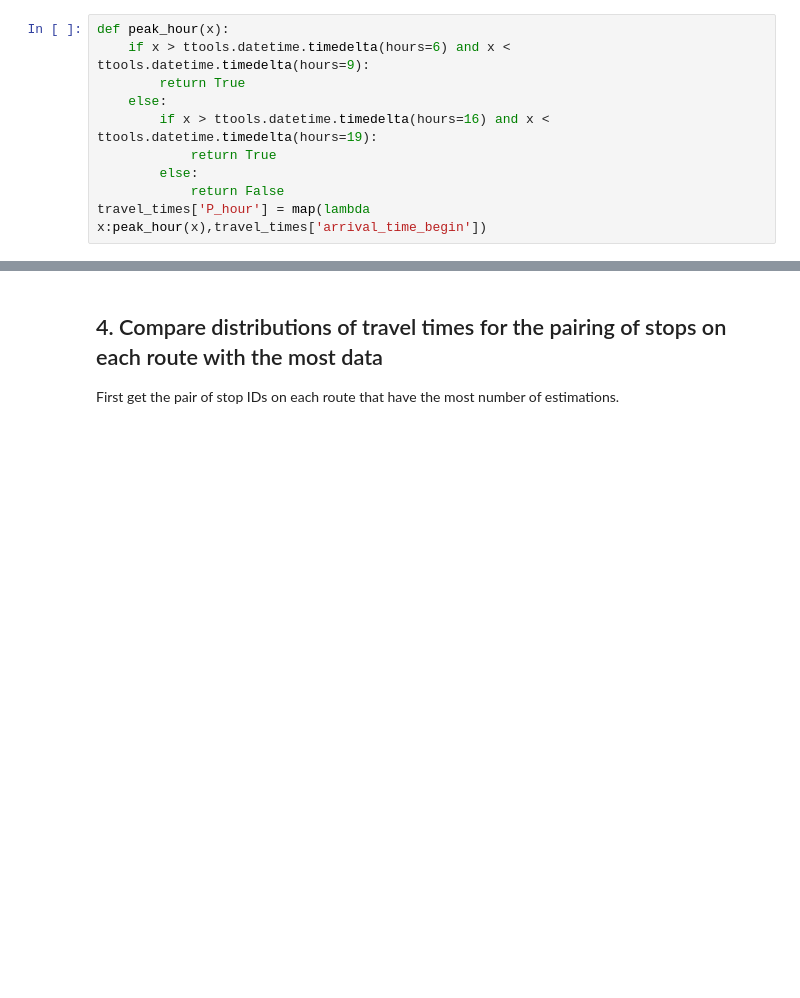
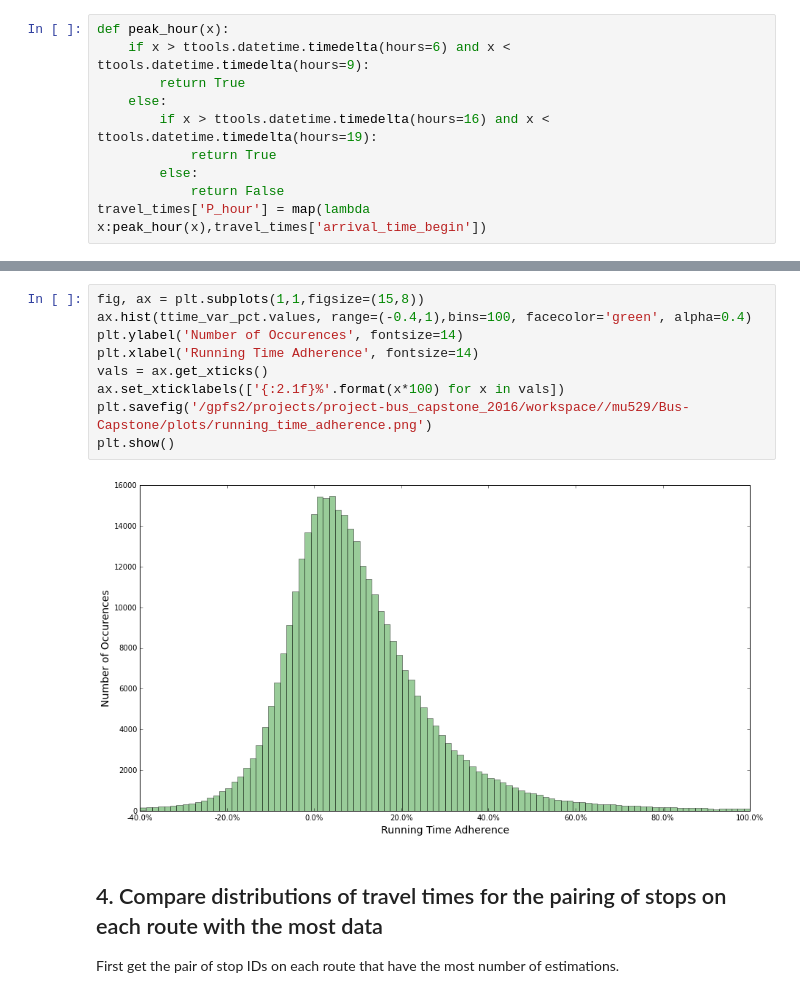
Before and after one commit to sarangof/Bus-Capstone, a Jupyter notebook: demonstration/travel_time_distributions.ipynb, the cells around one changed output, grey strips where cells are left out. Saved outputs shown, nothing was run; the diff lists cells and outputs as text; blank space fills up the shorter version.

```diff
--- a/demonstration/travel_time_distributions.ipynb
+++ b/demonstration/travel_time_distributions.ipynb
@@ -102,3 +103,14 @@ ttime_var_pct.hist(range=(-0.4,1),bins=40)
+# %%
+fig, ax = plt.subplots(1,1,figsize=(15,8))
+ax.hist(ttime_var_pct.values, range=(-0.4,1),bins=100, facecolor='green', alpha=0.4)
+plt.ylabel('Number of Occurences', fontsize=14)
+plt.xlabel('Running Time Adherence', fontsize=14)
+vals = ax.get_xticks()
+ax.set_xticklabels(['{:2.1f}%'.format(x*100) for x in vals])
+plt.savefig('/gpfs2/projects/project-bus_capstone_2016/workspace//mu529/Bus-Capstone/plots/running_time_adherence.png')
+plt.show()
+# %% [output]
+[figure, added]
 # %% [markdown]
 ## 4. Compare distributions of travel times for the pairing of stops on each route with the most data
 First get the pair of stop IDs on each route that have the most number of estimations.
```
Also changed, not shown: parts of 4 cells of this notebook, 8 other files.
